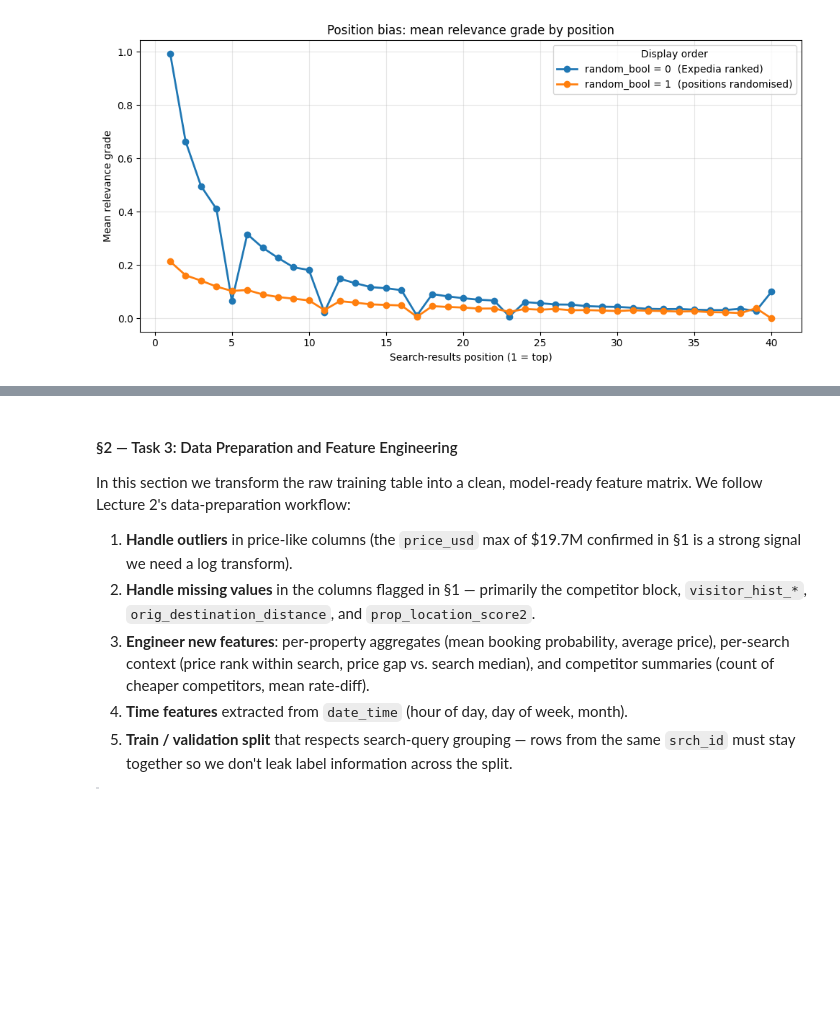
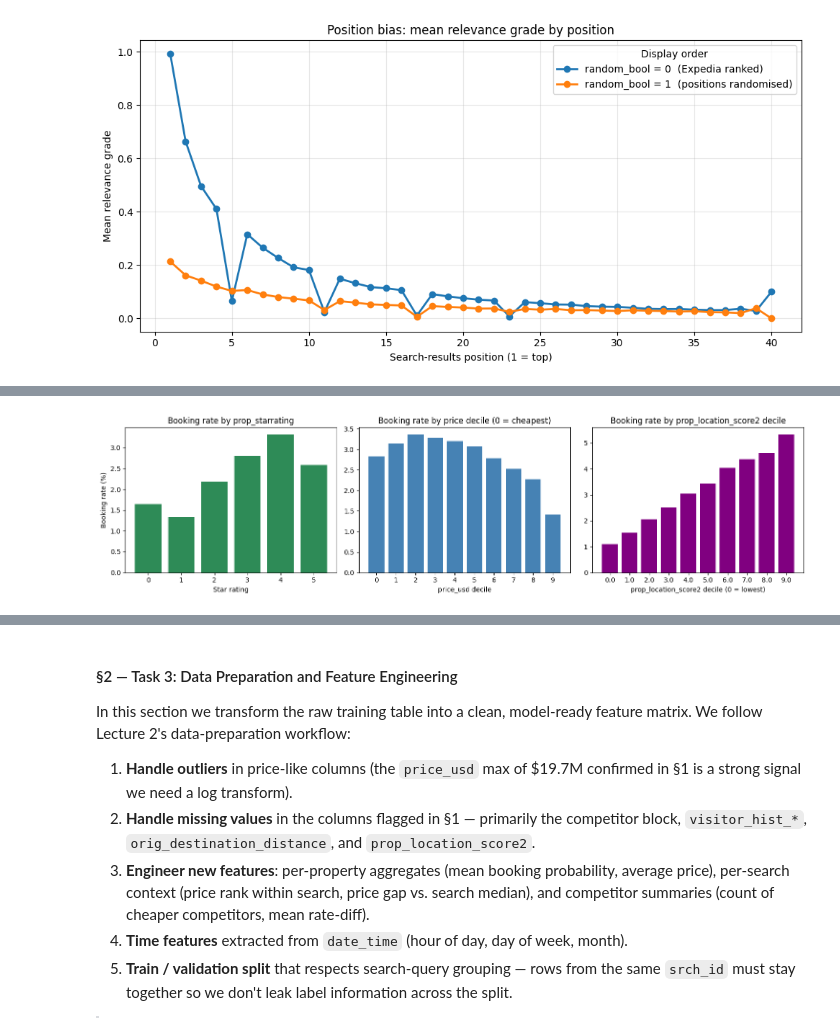
Before and after one commit to SaiTejasC/Data-Mining-Techniques, a Jupyter notebook: Assignment-2/assignment_2_code.ipynb, the cells around one changed output, grey strips where cells are left out. Cells and saved outputs as stored; diff of their text form; code cells hidden in the pictures; blank space fills up the shorter version.

```diff
--- a/Assignment-2/assignment_2_code.ipynb
+++ b/Assignment-2/assignment_2_code.ipynb
@@ -723,0 +743,76 @@ position
+# %%
+# =============================================================================
+# Cell 7a — Booking rate by key hotel attributes (predictive signal, 1/3)
+# =============================================================================
+# Purpose: show how the booking rate (fraction of rows with booking_bool == 1)
+# varies across three of the most intuitively predictive hotel attributes:
+# star rating, price, and the second location score.
+#
+# Why this matters for the report:
+#   - These plots are the rationale-and-interpretation half of the EDA rubric
+#     (worth 10 points). For each panel we want a one-sentence takeaway.
+#   - They directly motivate the per-search RELATIVE features we will build
+#     in §2.4 (e.g. "price rank within search" — because the absolute price
+#     curve is non-monotonic, but rank inside a search should be).
+# =============================================================================
+
+# ---- 1) Per-bucket booking rate for each of the three attributes ----------
+# `pd.qcut(s, 10, labels=False, duplicates="drop")`
+#   pd.qcut bins the series into 10 EQUAL-SIZE quantile buckets (deciles).
+#   labels=False returns integer bucket IDs 0..9 (easier to plot than ranges).
+#   duplicates="drop" silently merges ties so it doesn't error on heavy ties.
+# We use deciles for the continuous columns (price, location score) and the
+# raw integer levels for prop_starrating (only 0..5, no binning needed).
+
+price_decile = pd.qcut(
+    train["price_usd"], q=10, labels=False, duplicates="drop"
+)
+loc2_decile = pd.qcut(
+    train["prop_location_score2"], q=10, labels=False, duplicates="drop"
+)
+
+# `.groupby(key)["booking_bool"].mean()` -> mean of 0/1 = booking rate.
+# Multiply by 100 so the y-axis reads as a percentage.
+br_by_star  = train.groupby("prop_starrating")["booking_bool"].mean() * 100
+br_by_price = train.groupby(price_decile)["booking_bool"].mean() * 100
+br_by_loc2  = train.groupby(loc2_decile)["booking_bool"].mean() * 100
+
+
+# ---- 2) Three side-by-side panels ------------------------------------------
+# `sharey=False` keeps each panel's y-axis on its own scale — the magnitudes
+# differ enough that a shared scale would flatten two of the three.
+fig, axes = plt.subplots(1, 3, figsize=(15, 4), sharey=False)
+
+# Panel 1: star rating
+axes[0].bar(br_by_star.index.astype(str), br_by_star.values, color="seagreen")
+axes[0].set_title("Booking rate by prop_starrating")
+axes[0].set_xlabel("Star rating")
+axes[0].set_ylabel("Booking rate (%)")
+
+# Panel 2: price decile
+axes[1].bar(br_by_price.index.astype(str), br_by_price.values, color="steelblue")
+axes[1].set_title("Booking rate by price decile (0 = cheapest)")
+axes[1].set_xlabel("price_usd decile")
+
+# Panel 3: location score 2 decile (rows where it's NaN are silently dropped
+# by pd.qcut and therefore by the subsequent groupby).
+axes[2].bar(br_by_loc2.index.astype(str), br_by_loc2.values, color="purple")
+axes[2].set_title("Booking rate by prop_location_score2 decile")
+axes[2].set_xlabel("prop_location_score2 decile (0 = lowest)")
+
+plt.tight_layout()
+plt.show()
+
+
+# ---- 3) Story hooks for the report (one sentence per panel) ---------------
+# Print the headline numbers so the report can quote them verbatim.
+print("Story hooks for the report:")
+print("-" * 70)
+print(f"  Star rating: rate ranges from {br_by_star.min():.2f}% (worst stars) "
+      f"to {br_by_star.max():.2f}% (best stars).")
+print(f"  Price     : rate ranges from {br_by_price.min():.2f}% "
+      f"to {br_by_price.max():.2f}% across deciles — NOT necessarily monotonic.")
+print(f"  Loc score2: rate ranges from {br_by_loc2.min():.2f}% (low) "
+      f"to {br_by_loc2.max():.2f}% (high) — clear positive trend.")
+# %% [output]
+[figure, added]
```
Also changed, not shown: parts of 47 cells of this notebook, 8 other files.
